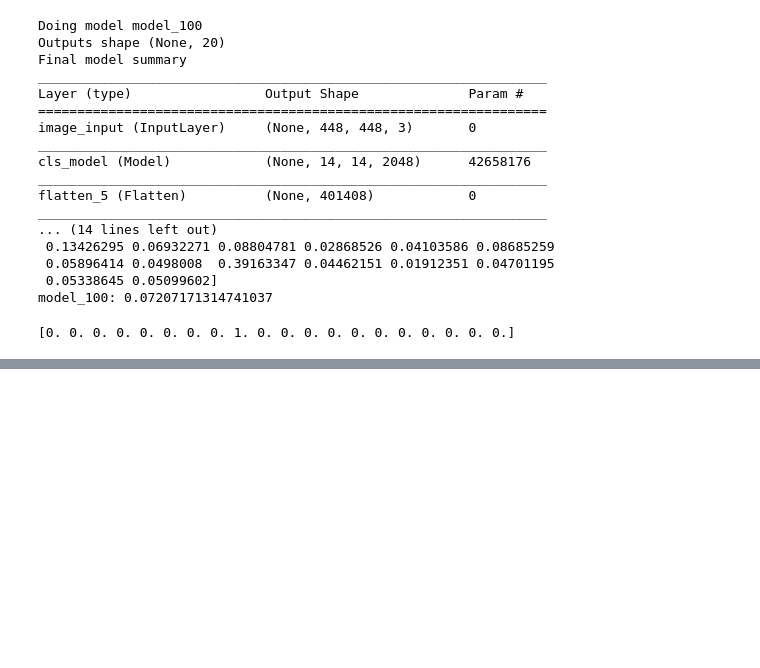
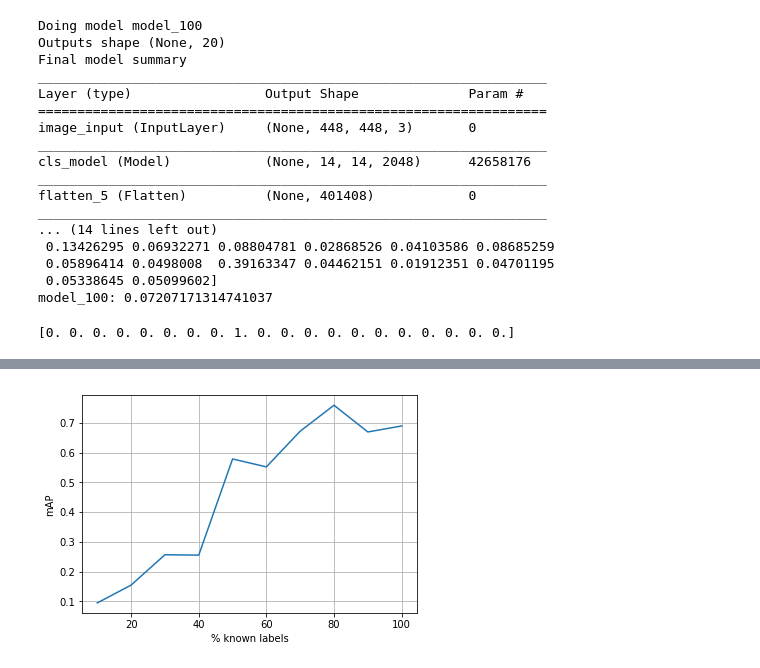
Before and after one commit to lcalem/partial-labels, a Jupyter notebook: experiments/notebooks/eval.ipynb, the cells around one changed output, grey strips where cells are left out. Drawn from its saved outputs; the diff is of its cells as text; code cells hidden in the pictures; blank space fills up the shorter version.

```diff
--- a/experiments/notebooks/eval.ipynb
+++ b/experiments/notebooks/eval.ipynb
@@ -118,0 +121,2 @@ print(y_val[0][0])
+# %%
+folder = '%s/partial_experiments/exp_20190628_0305_TEST_script' % os.environ['HOME']
@@ -118,0 +125,21 @@ print(y_val[0][0])
+# %%
+maps = dict()
+exp_pct = 0
+exp_maps = None
+
+with open(os.path.join(folder, 'map.csv'), 'r') as f_in:
+    for line in f_in:
+        parts = line.split(',')
+        epoch = parts[0]
+        mAP = parts[1]
+
+        if int(epoch) == 0:
+            if exp_maps is not None:
+                maps[exp_pct] = exp_maps
+
+            exp_pct += 10
+            exp_maps = list()
+
+        exp_maps.append(mAP)
+
+pprint(maps)
@@ -118,0 +164,2 @@ print(y_val[0][0])
+# %%
+mAP_100 = 0.69
@@ -118,0 +169,18 @@ print(y_val[0][0])
+# %%
+# Data for plotting
+x = sorted(list(maps.keys()))
+y = [float(maps[k][-1]) for k in x]
+
+x += [100]
+y += [mAP_100]
+
+fig, ax = plt.subplots()
+ax.plot(x, y)
+
+ax.set(xlabel='% known labels', ylabel='mAP')
+ax.grid()
+
+fig.savefig("test.png")
+plt.show()
+# %% [output]
+[figure, added]
```
Also changed, not shown: parts of 4 cells of this notebook, 13 other files.
